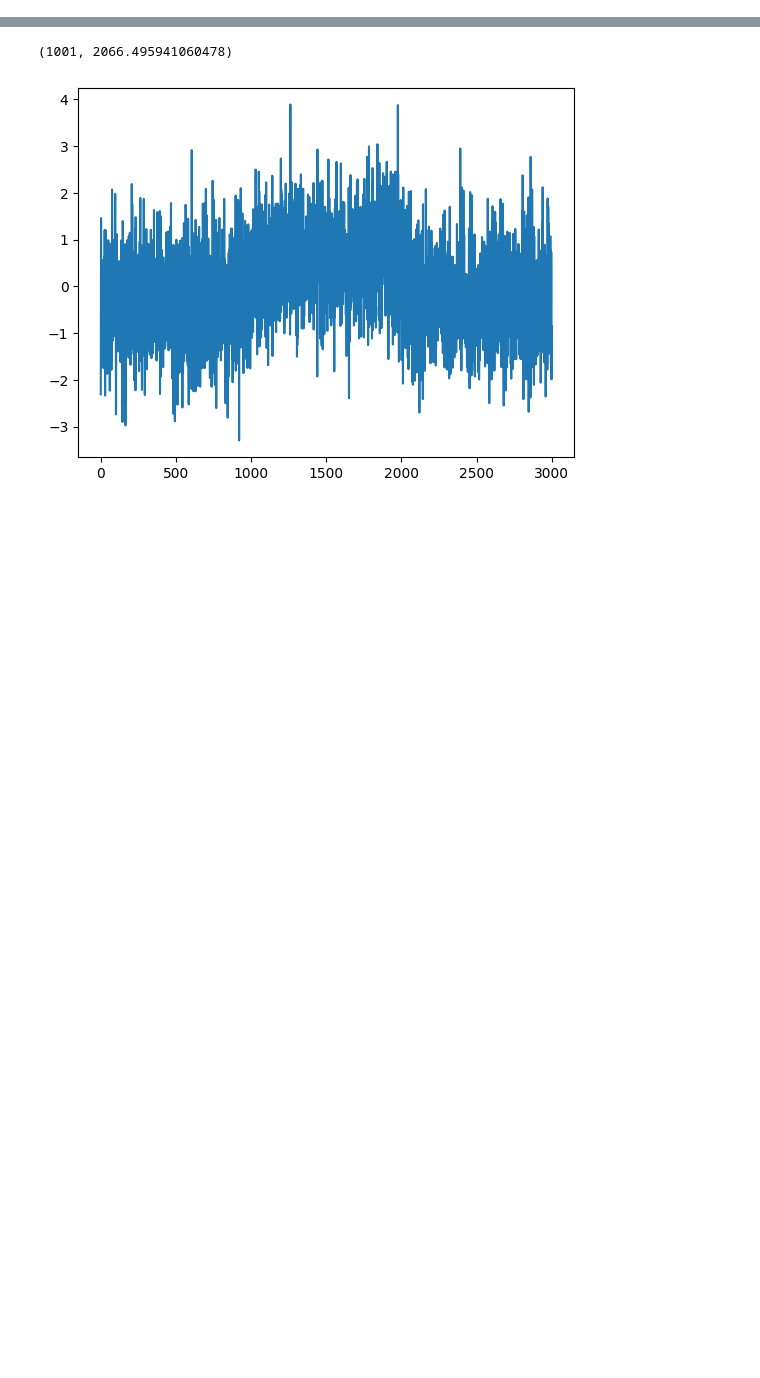
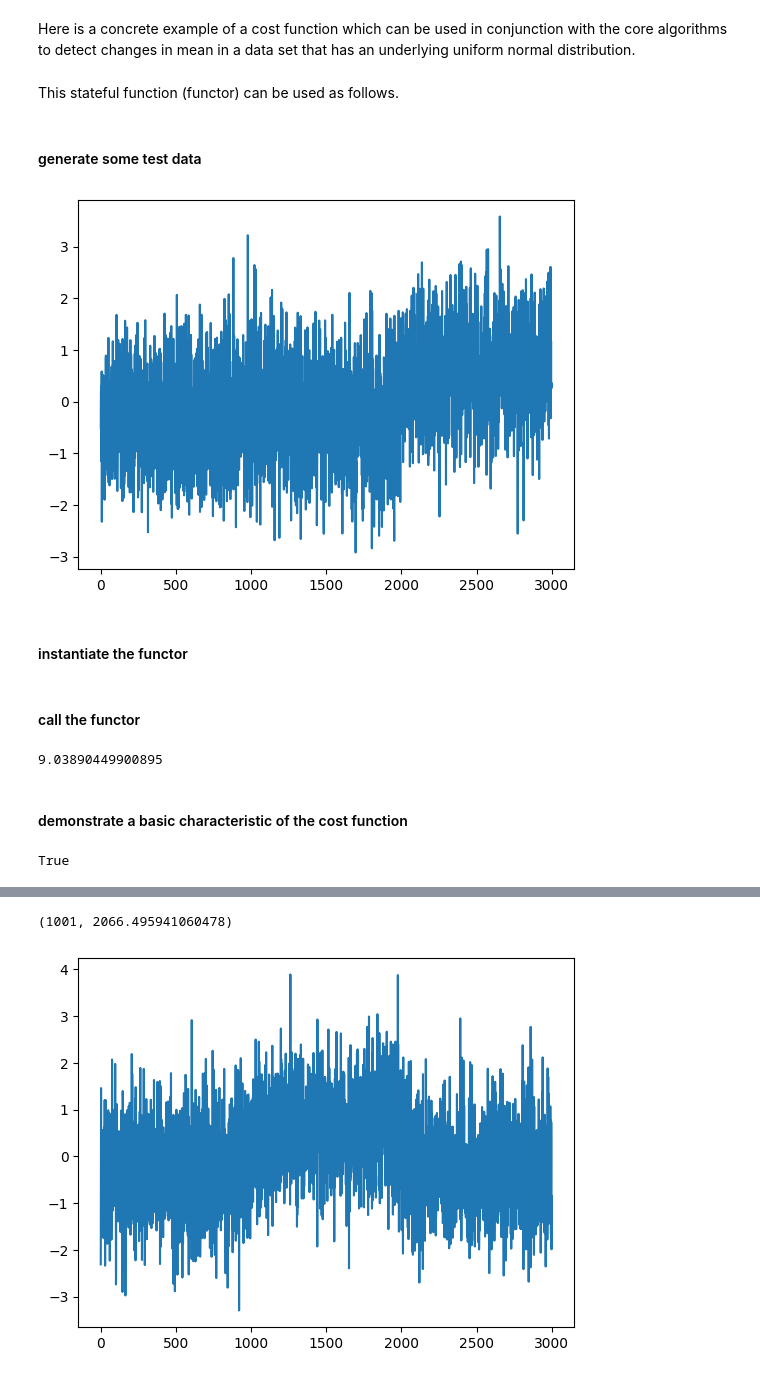
Before and after one commit to grosed/oop, a Jupyter notebook: notebooks/changes.ipynb, the cells around one changed output, grey strips where cells are left out. Saved outputs shown, nothing was run; the diff lists cells and outputs as text; code cells hidden in the pictures; blank space fills up the shorter version.

```diff
--- a/notebooks/changes.ipynb
+++ b/notebooks/changes.ipynb
@@ -9,0 +37,2 @@ from sortedcontainers import SortedList as OST
+# %% [markdown]
+Here is a concrete example of a cost function which can be used in conjunction with the core algorithms to detect changes in mean in a data set that has an underlying uniform normal distribution.
@@ -9,0 +52,17 @@ from sortedcontainers import SortedList as OST
+# %% [markdown]
+This stateful function (functor) can be used as follows.
+# %% [markdown]
+#### generate some test data
+# %%
+X = [0.0 for i in range(2000)] + [1.0 for i in range(1000)]
+E = norm.rvs(size=len(X))
+Z = [x+e for x,e in zip(X,E)]
+mu = mean(Z)
+sigma = sqrt(variance(Z))
+Z = [(z-mu)/sigma for z in Z] # normalise the data
+plt.plot(Z)
+plt.show()
+# %% [output]
+[figure, added]
+# %% [markdown]
+#### instantiate the functor
@@ -9,0 +71,12 @@ from sortedcontainers import SortedList as OST
+# %% [markdown]
+#### call the functor
+# %%
+f(10,27)
+# %% [output]
+9.03890449900895
+# %% [markdown]
+#### demonstrate a basic characteristic of the cost function
+# %%
+f(0,9) + f(10,19) <= f(0,20)
+# %% [output]
+True
```
Also changed, not shown: parts of 55 cells of this notebook.
